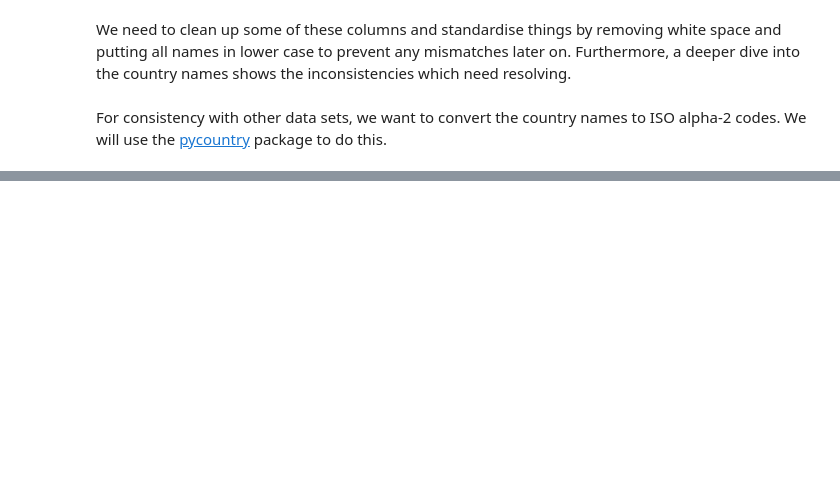
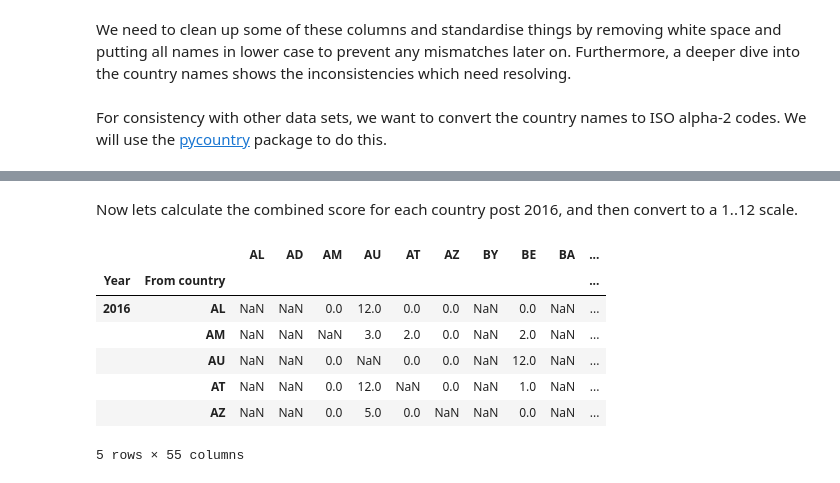
Before and after one commit to KatrionaGoldmann/Eurovision_TDS, a Jupyter notebook: eurovision/notebooks/data-wrang.ipynb, the cells around one changed output, grey strips where cells are left out. Cells and saved outputs as stored; diff of their text form; code cells hidden in the pictures; blank space fills up the shorter version.

```diff
--- a/eurovision/notebooks/data-wrang.ipynb
+++ b/eurovision/notebooks/data-wrang.ipynb
@@ -79,0 +173,57 @@ For consistency with other data sets, we want to convert the country names to IS
+# %% [markdown]
+Now lets calculate the combined score for each country post 2016, and then convert to a 1..12 scale.
+# %%
+# create new df with column for each country
+df_from_2016 = pd.DataFrame(columns=['Year', 'From country'] + country_codes)
+df_from_2016 = df_from_2016.set_index(['Year', 'From country'])
+
+# for each year, and country, get the total points
+for i in range(2016, 2022):
+    subset = df.loc[(df['Year'] == i)]
+    for country in subset['From country'].unique():
+
+        subset_country = subset.loc[subset['From country'] == country,]
+        subset_country = subset_country.pivot(index=['Jury or Televoting'],
+                                                columns=['To country'],
+                                                values='Points')
+
+        # if the number of rows > 0, then add the total row
+        if len(subset_country.index) > 0:
+
+            # Add row for total points
+            # - 50:50 split between jury and televote so can half the points
+            # - this results in half points, and multiple performers getting
+            # - the same score but scales with years prior
+            subset_country.loc['Total'] = subset_country.sum()
+
+            # Add row for the order rank of the countries
+            s = subset_country.loc['Total']
+            subset_country.loc['Rank'] = [sorted(s, reverse=True).index(val) + 1 for val in s]
+
+            # Map 1-10 Rank to 1-8, 10, 12 Points
+            subset_country.loc['Points'] = subset_country.loc['Rank'].map({1: 12, 2: 10, 3: 8, 4: 7, 5: 6, 6: 5, 7: 4, 8: 3, 9: 2, 10: 1})
+            subset_country.loc['Points'] = subset_country.loc['Points'].fillna(0)
+
+            subset_country = subset_country.loc[['Points'],:]
+            subset_country['Year'] = i
+            subset_country['From country'] = country
+
+            subset_country = subset_country.set_index(['Year', 'From country'])
+
+            # order columns
+            subset_country = subset_country.reindex(columns=df_from_2016.columns)
+            df_from_2016 = pd.concat([df_from_2016, subset_country])
+
+# remove duplicated rows
+df_from_2016 = df_from_2016.drop_duplicates()
+
+df_from_2016.head()
+# %% [output]
+|  |  | AL | AD | AM | AU | AT | AZ | BY | BE | BA | ... |
+| Year | From country |  |  |  |  |  |  |  |  |  | ... |
+| 2016 | AL | NaN | NaN | 0.0 | 12.0 | 0.0 | 0.0 | NaN | 0.0 | NaN | ... |
+|  | AM | NaN | NaN | NaN | 3.0 | 2.0 | 0.0 | NaN | 2.0 | NaN | ... |
+|  | AU | NaN | NaN | 0.0 | NaN | 0.0 | 0.0 | NaN | 12.0 | NaN | ... |
+|  | AT | NaN | NaN | 0.0 | 12.0 | NaN | 0.0 | NaN | 1.0 | NaN | ... |
+|  | AZ | NaN | NaN | 0.0 | 5.0 | 0.0 | NaN | NaN | 0.0 | NaN | ... |
+5 rows × 55 columns
```
Also changed, not shown: parts of 24 cells of this notebook.
